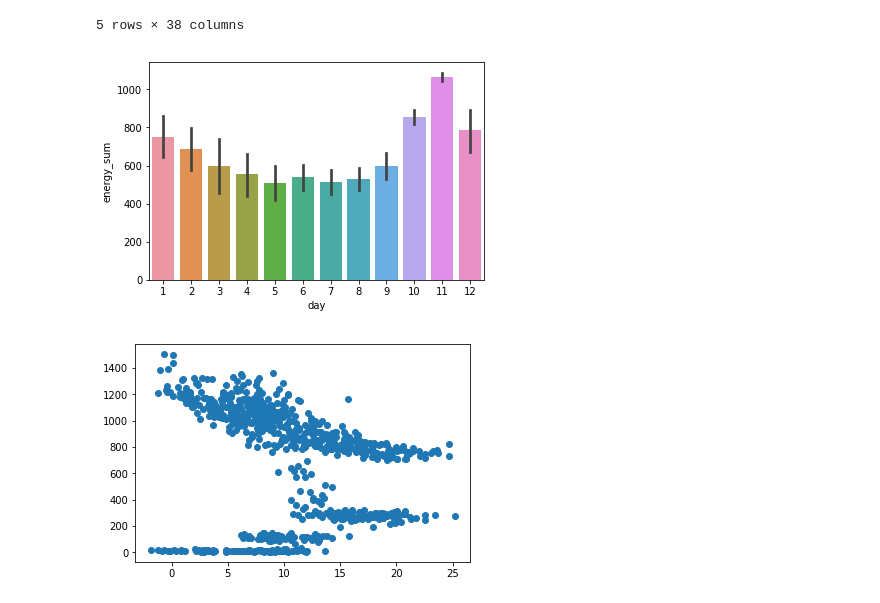
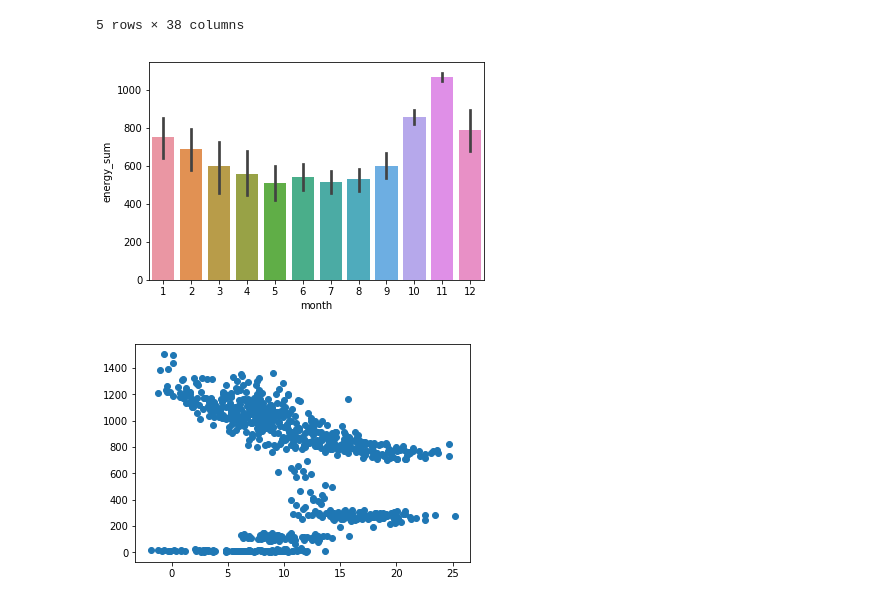
Before and after one commit to neethu-1983/smart-meters, a Jupyter notebook: courses/dl1/smart_meter_Neethu.ipynb, the cells around one changed output. Cells and saved outputs as stored; diff of their text form; code cells hidden in the pictures.

```diff
--- a/courses/dl1/smart_meter_Neethu.ipynb
+++ b/courses/dl1/smart_meter_Neethu.ipynb
@@ -421,6 +417,8 @@ Index(['energy_sum', 'energy_mean', 'Bank holidays', 'Type', 'temperatureMax',
        'apparentTemperatureMaxTime', 'apparentTemperatureLowTime', 'moonPhase',
        'temperatureMean', 'day'],
       dtype='object')
+# %%
+to_be_plotted1.rename(columns={'day': 'month'}, inplace=True)
 # %%
 to_be_plotted1.head()
 # %% [output]
@@ -432,10 +430,10 @@ to_be_plotted1.head()
 | 4 | 9.062 | 0.188792 | False | NaN | 9.02 | 12/7/2011 12:00 | 263.0 | ... |
 5 rows × 38 columns
 # %%
-sns.barplot(x = 'day', y = 'energy_sum', data = to_be_plotted1)
+sns.barplot(x = 'month', y = 'energy_sum', data = to_be_plotted1)
 plt.show()
 # %% [output]
-[figure, old version]
+[figure, new version]
 # %%
 # the above graph shows that the total energy consumption is high in October to December.
 # %%
```
Also changed, not shown: parts of 36 cells of this notebook, 1 other file.
